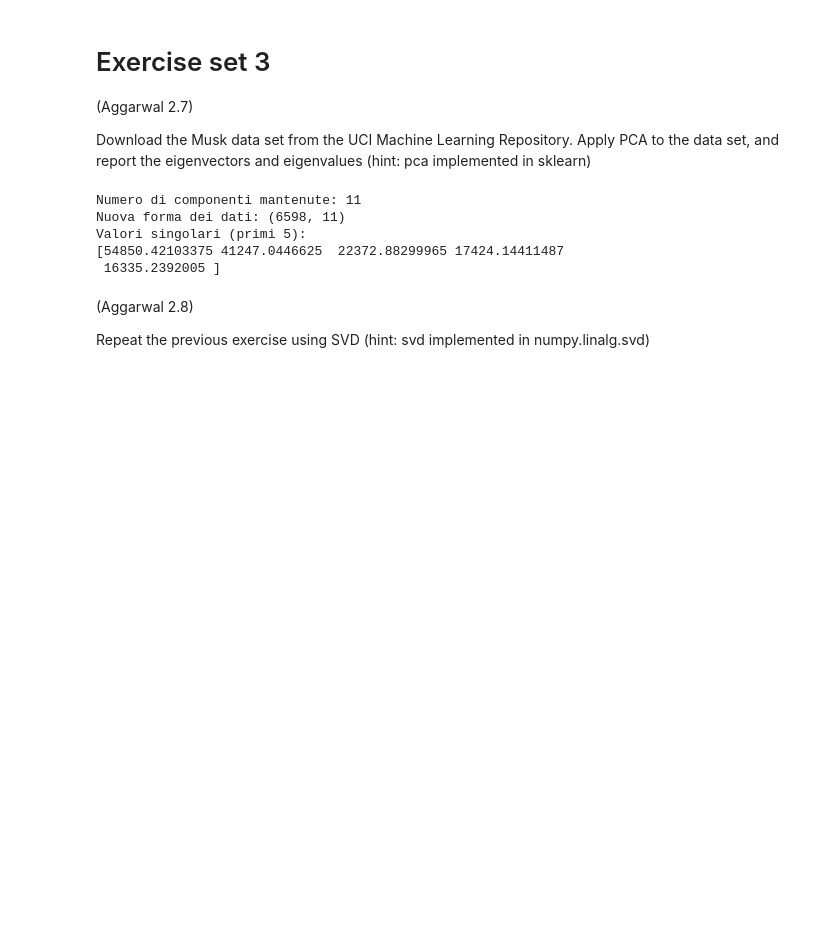
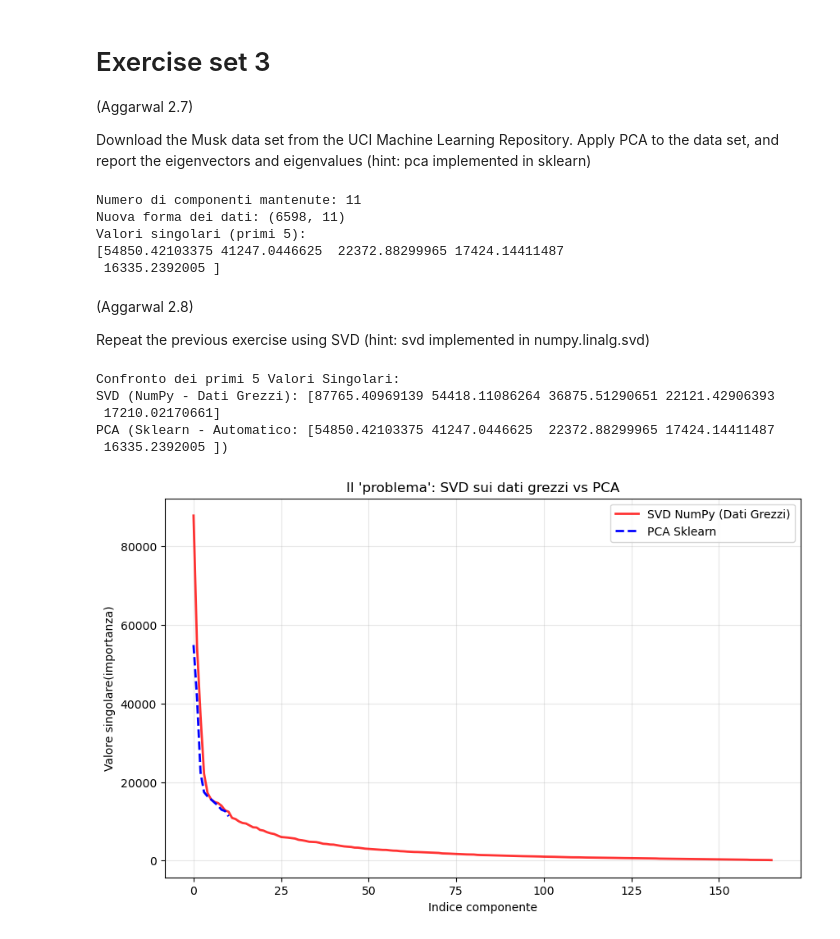
Before and after one commit to Anelgo02/BigData-notebooks, a Jupyter notebook: Esercizi su PCA e SVD/Es03.ipynb, the cells around one changed output. Drawn from its saved outputs; the diff is of its cells as text; code cells hidden in the pictures; blank space fills up the shorter version.

```diff
--- a/Esercizi su PCA e SVD/Es03.ipynb
+++ b/Esercizi su PCA e SVD/Es03.ipynb
@@ -89,3 +83,41 @@ Valori singolari (primi 5):
 (Aggarwal 2.8)
 
 Repeat the previous exercise using SVD (hint: svd implemented in numpy.linalg.svd)
+# %%
+#========================
+# SVD
+from numpy.linalg import svd
+import matplotlib.pyplot as plt
+
+#-- 1. Calcolo SVD sui dati grezzi --
+# compute_uv=false restituisce il vettore SIGMA  (dei valori singolari)
+# Risparmiamo memoria perche' ora non ci servono le matrici U e V
+sigma = svd(d, compute_uv=False)
+
+#-- 2. Confronto numerico --
+print("Confronto dei primi 5 Valori Singolari:")
+print(f"SVD (NumPy - Dati Grezzi): {sigma[:5]}")
+print(f"PCA (Sklearn - Automatico: {pca.singular_values_[:5]})")
+
+#-- 3. Confronto grafico --
+plt.figure(figsize=(10,6))
+
+#Disegniamo la curva della SVD in Rosso
+plt.plot(sigma, color='red', label='SVD NumPy (Dati Grezzi)', linewidth=2, alpha=0.8)
+
+#Disegniamo la curva della PCA in blu tratteggiata
+plt.plot(pca.singular_values_, color='blue', label='PCA Sklearn', linestyle='--', linewidth='2')
+
+plt.title("Il 'problema': SVD sui dati grezzi vs PCA")
+plt.xlabel('Indice componente')
+plt.ylabel('Valore singolare(importanza)')
+plt.legend()
+plt.grid(True, alpha=0.3)
+plt.show()
+# %% [output]
+Confronto dei primi 5 Valori Singolari:
+SVD (NumPy - Dati Grezzi): [87765.40969139 54418.11086264 36875.51290651 22121.42906393
+ 17210.02170661]
+PCA (Sklearn - Automatico: [54850.42103375 41247.0446625  22372.88299965 17424.14411487
+ 16335.2392005 ])
+[figure, added]
```
Also changed, not shown: parts of 4 cells of this notebook, 3 other files.
